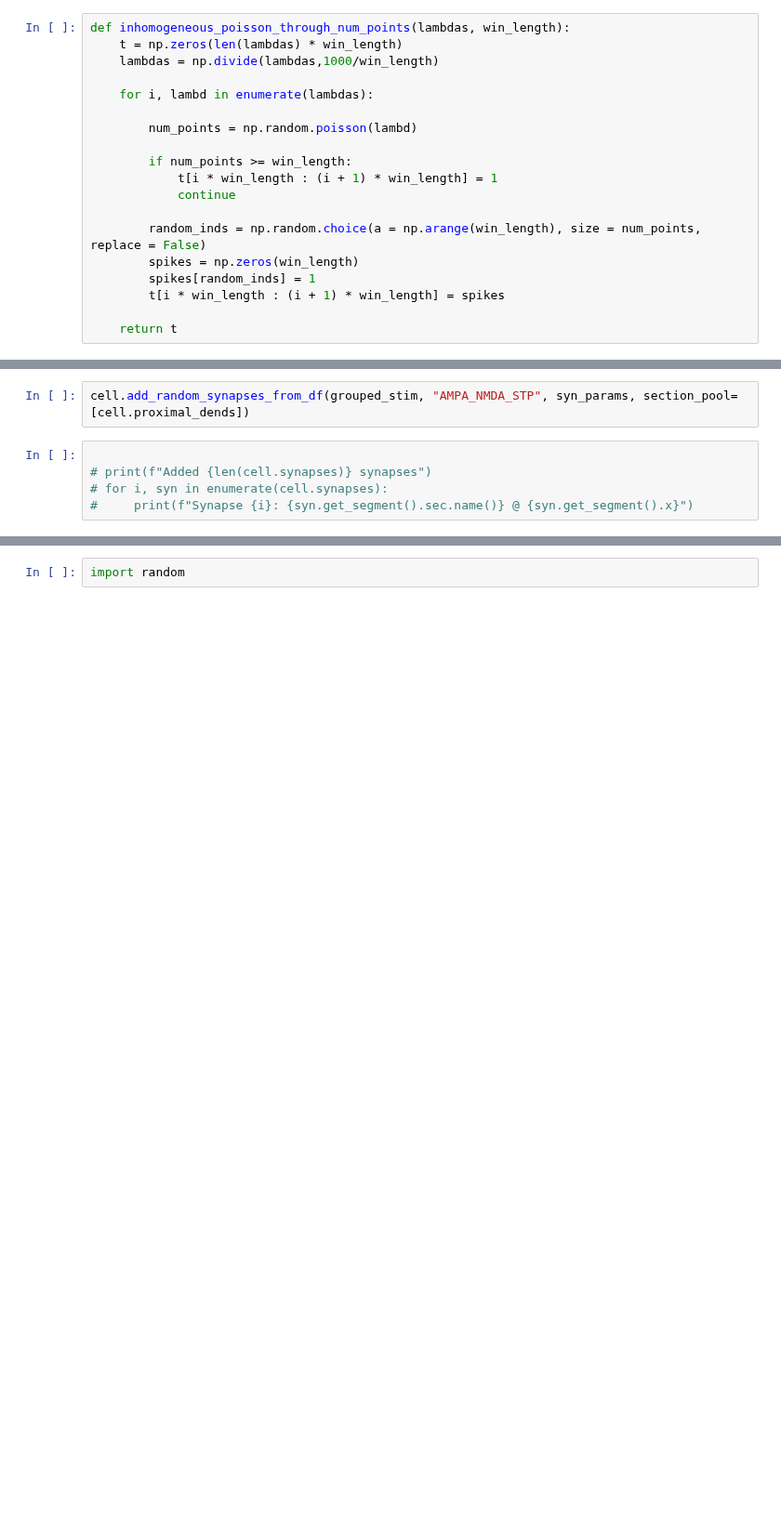
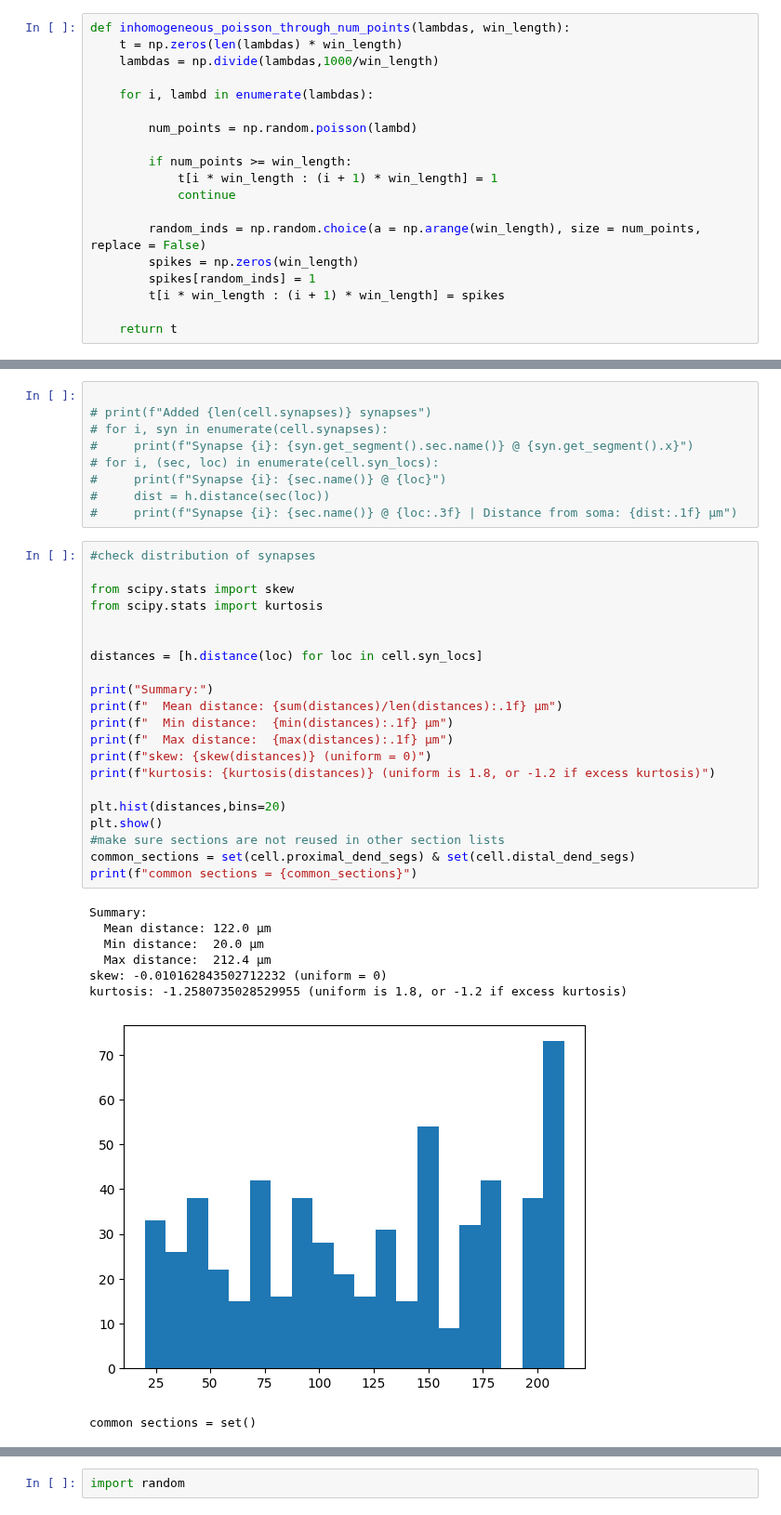
Before and after one commit to ddopp4877/single-cell-tuning, a Jupyter notebook: stim_synapses.ipynb, the cells around one changed output, grey strips where cells are left out. Shown at 93% size. Cells and saved outputs as stored; diff of their text form; blank space fills up the shorter version.

```diff
--- a/stim_synapses.ipynb
+++ b/stim_synapses.ipynb
@@ -357,12 +423,44 @@ warning ./Sst-IRES-Cre_Ai14-188740.03.02.01_657210399_m.swc: more than one tree:
   root at line 16751
   root at line 16765
   root at line 16768
-# %%
-cell.add_random_synapses_from_df(grouped_stim, "AMPA_NMDA_STP", syn_params, section_pool=[cell.proximal_dends])
 # %%
 
 # print(f"Added {len(cell.synapses)} synapses")
 # for i, syn in enumerate(cell.synapses):
 #     print(f"Synapse {i}: {syn.get_segment().sec.name()} @ {syn.get_segment().x}")
+# for i, (sec, loc) in enumerate(cell.syn_locs):
+#     print(f"Synapse {i}: {sec.name()} @ {loc}")
+#     dist = h.distance(sec(loc))
+#     print(f"Synapse {i}: {sec.name()} @ {loc:.3f} | Distance from soma: {dist:.1f} µm")
+# %%
+#check distribution of synapses
+
+from scipy.stats import skew
+from scipy.stats import kurtosis
+
+
+distances = [h.distance(loc) for loc in cell.syn_locs]
+
+print("Summary:")
+print(f"  Mean distance: {sum(distances)/len(distances):.1f} µm")
+print(f"  Min distance:  {min(distances):.1f} µm")
+print(f"  Max distance:  {max(distances):.1f} µm")
+print(f"skew: {skew(distances)} (uniform = 0)")
+print(f"kurtosis: {kurtosis(distances)} (uniform is 1.8, or -1.2 if excess kurtosis)")
+
+plt.hist(distances,bins=20)
+plt.show()
+#make sure sections are not reused in other section lists
+common_sections = set(cell.proximal_dend_segs) & set(cell.distal_dend_segs)
+print(f"common sections = {common_sections}")
+# %% [output]
+Summary:
+  Mean distance: 122.0 µm
+  Min distance:  20.0 µm
+  Max distance:  212.4 µm
+skew: -0.010162843502712232 (uniform = 0)
+kurtosis: -1.2580735028529955 (uniform is 1.8, or -1.2 if excess kurtosis)
+[figure, added]
+common sections = set()
 # %%
 
```
Also changed, not shown: parts of 16 cells of this notebook.
